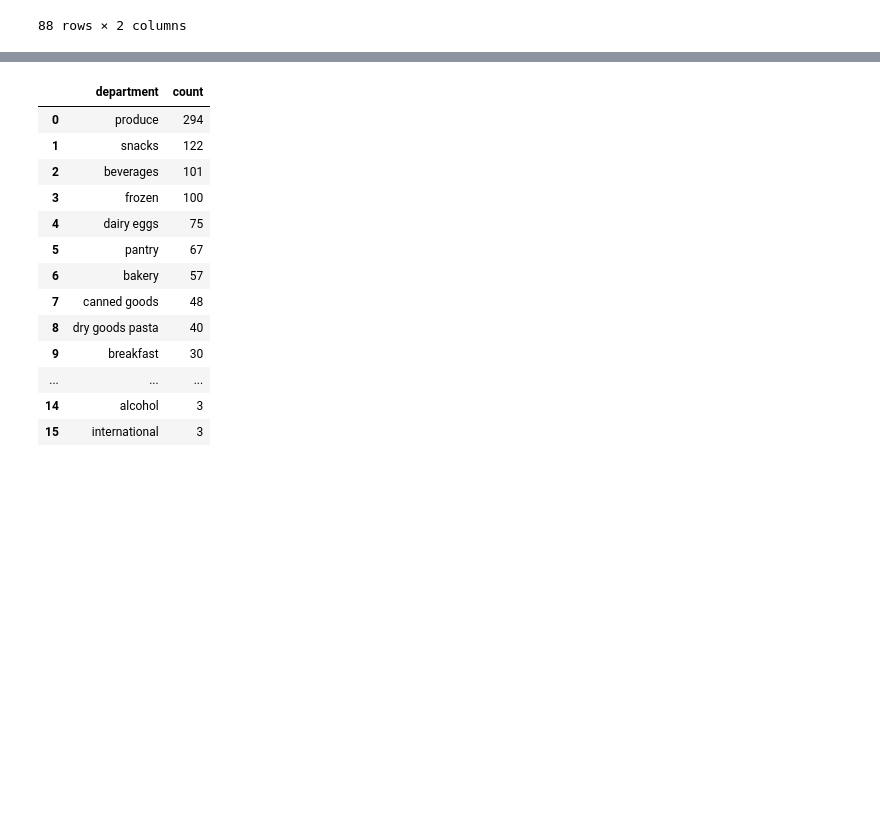
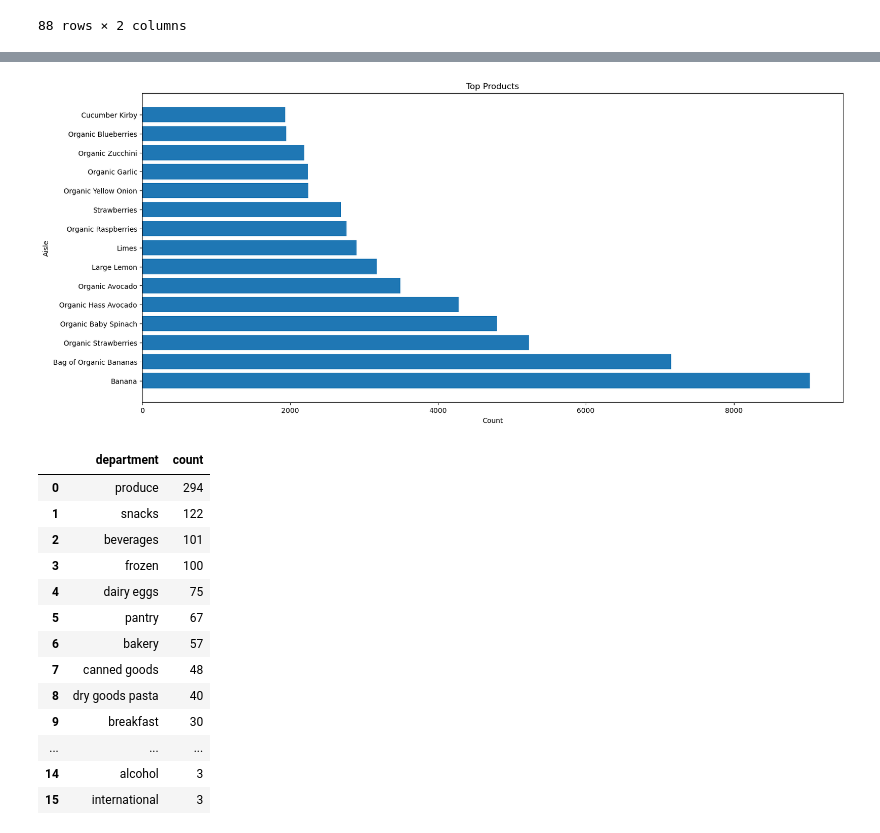
Before and after one commit to m7mdE/MMA-Datathon-Supermarket-Analysis, a Jupyter notebook: Datathon.ipynb, the cells around one changed output, grey strips where cells are left out. Cells and saved outputs as stored; diff of their text form; code cells hidden in the pictures; blank space fills up the shorter version.

```diff
--- a/Datathon.ipynb
+++ b/Datathon.ipynb
@@ -542,3 +725,16 @@ pd.DataFrame({'aisle': value_count.index, 'count': value_count.values})
+# %%
+# Select the top 10 products
+top_products = combine_df.head(15)
+
+# Create a horizontal bar chart
+plt.figure(figsize=(18, 8))
+plt.barh(top_products['product_name'], top_products['count'])
+plt.title('Top Products Identified')
+plt.xlabel('Count')
+plt.ylabel('Aisle')
+plt.show()
+# %% [output]
+[figure, added]
 # %%
 # Let's look at departments proportion to products being sold
 department_value_count = combine_df['department'].value_counts()
```
Also changed, not shown: parts of 29 cells of this notebook.
